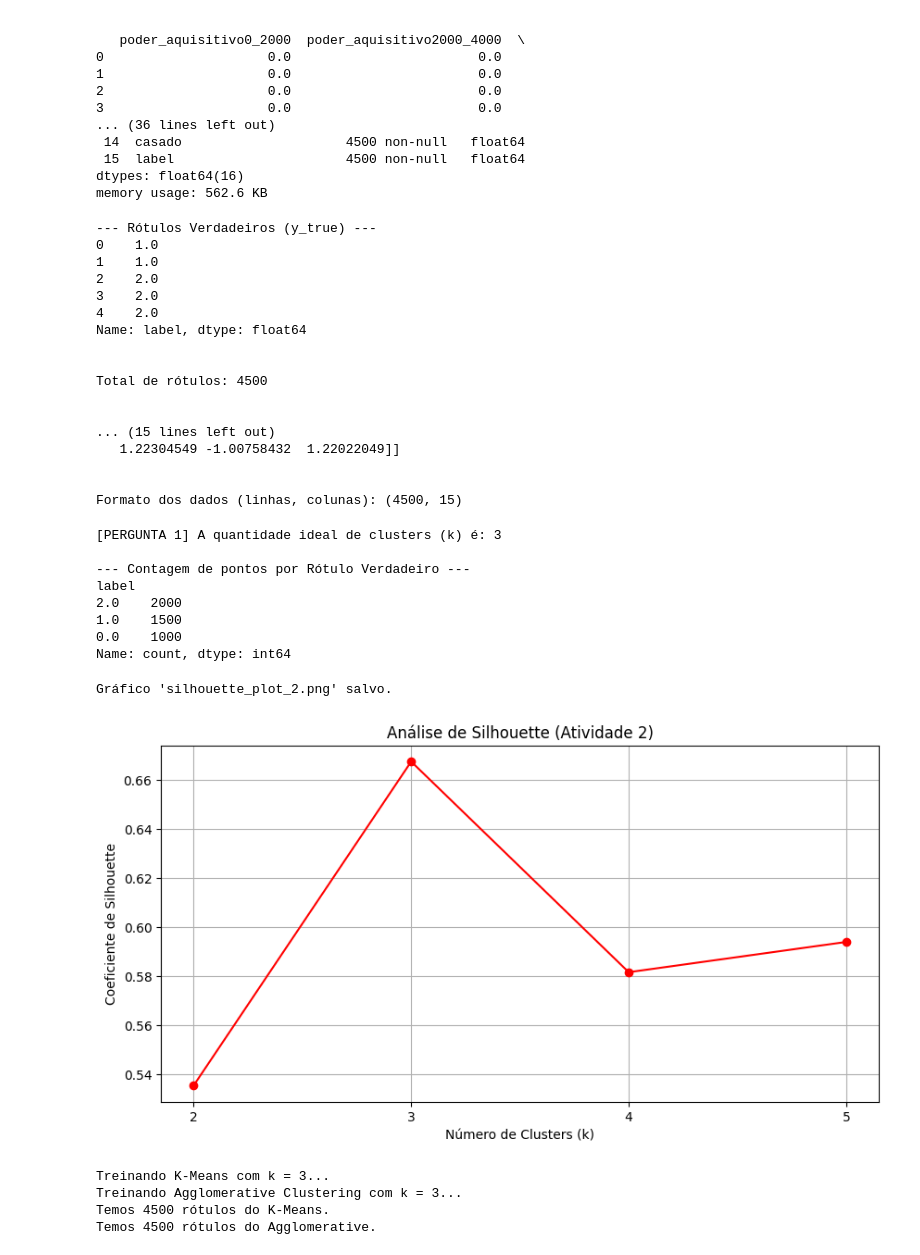
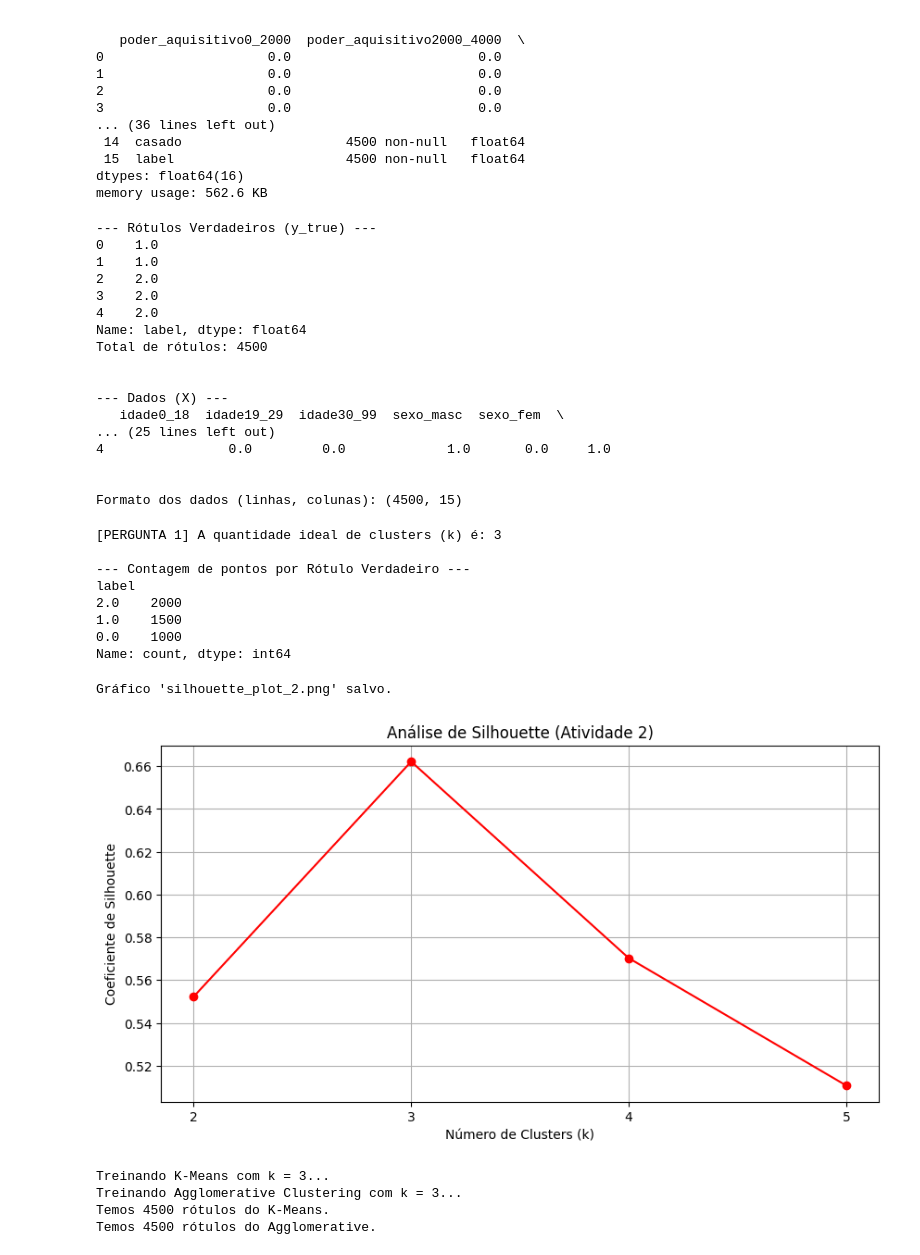
Before and after one commit to BeatrizSchuindt/analise-cluster, a Jupyter notebook: segundo_dataset/analise_cluster2.ipynb, the cells around one changed output. Cells and saved outputs as stored; diff of their text form; code cells hidden in the pictures.

Commit message:
update: padronização desnecessária do segundo dataset retirada

```diff
--- a/segundo_dataset/analise_cluster2.ipynb
+++ b/segundo_dataset/analise_cluster2.ipynb
@@ -38,25 +37,19 @@ df.info()
 dtypes: float64(16)
 memory usage: 562.6 KB
 # %%
-# Separação e padronização dos dados
 y_true = df['label']
 
-# 'X' será tudo, exceto a coluna 'label'
 X = df.drop('label', axis=1)
-
-scaler = StandardScaler()
-X_scaled = scaler.fit_transform(X)
 
 print("--- Rótulos Verdadeiros (y_true) ---")
 print(y_true.head())
-print("\n")
 print(f"Total de rótulos: {len(y_true)}")
 print("\n")
 
-print("--- Dados Padronizados (X_scaled) ---")
-print(X_scaled[:5])
+print("--- Dados (X) ---")
+print(X.head())
 print("\n")
-print(f"Formato dos dados (linhas, colunas): {X_scaled.shape}")
+print(f"Formato dos dados (linhas, colunas): {X.shape}")
 # %% [output]
 --- Rótulos Verdadeiros (y_true) ---
 0    1.0
@@ -65,13 +58,13 @@ print(f"Formato dos dados (linhas, colunas): {X_scaled.shape}")
 3    2.0
 4    2.0
 Name: label, dtype: float64
-
-
 Total de rótulos: 4500
 
 
-... (15 lines left out)
-   1.22304549 -1.00758432  1.22022049]]
+--- Dados (X) ---
+   idade0_18  idade19_29  idade30_99  sexo_masc  sexo_fem  \
+... (25 lines left out)
+4                0.0         0.0             1.0       0.0     1.0
 
 
 Formato dos dados (linhas, colunas): (4500, 15)
@@ -96,28 +89,30 @@ Name: count, dtype: int64
 # %%
 # Coeficiente de Silhouette
 silhouette_scores_2 = []
 k_range_2 = range(2, k_otimo + 3)
 
 for k in k_range_2:
     kmeans_check = KMeans(n_clusters=k, n_init=10, random_state=42)
-    kmeans_check.fit(X_scaled)
+
+    kmeans_check.fit(X)
     labels = kmeans_check.labels_
-    score = silhouette_score(X_scaled, labels)
+
+    score = silhouette_score(X, labels)
     silhouette_scores_2.append(score)
 
 # Gráfico de Silhouette
 plt.figure(figsize=(10, 5))
 plt.plot(k_range_2, silhouette_scores_2, 'ro-')
 plt.xlabel('Número de Clusters (k)')
 plt.ylabel('Coeficiente de Silhouette')
 plt.title('Análise de Silhouette (Atividade 2)')
 plt.xticks(k_range_2)
 plt.grid(True)
 plt.savefig('silhouette_plot_2.png')
 print("Gráfico 'silhouette_plot_2.png' salvo.")
 # %% [output]
 Gráfico 'silhouette_plot_2.png' salvo.
-[figure, old version]
+[figure, new version]
 # %%
 print(f"Treinando K-Means com k = {k_otimo}...")
 kmeans_final_2 = KMeans(n_clusters=k_otimo, n_init=10, random_state=42)
```
Also changed, not shown: parts of 10 cells of this notebook, 3 other files.
